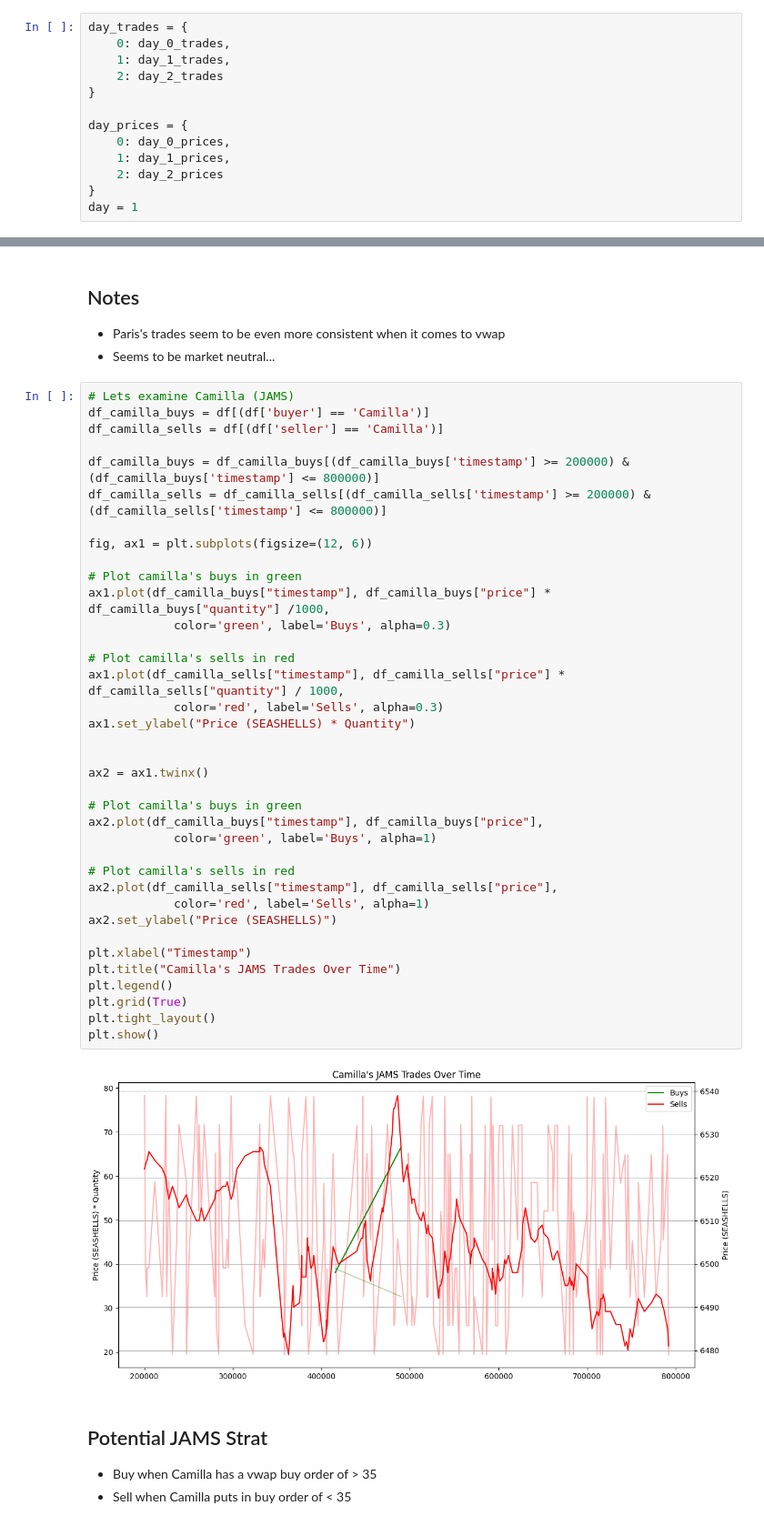
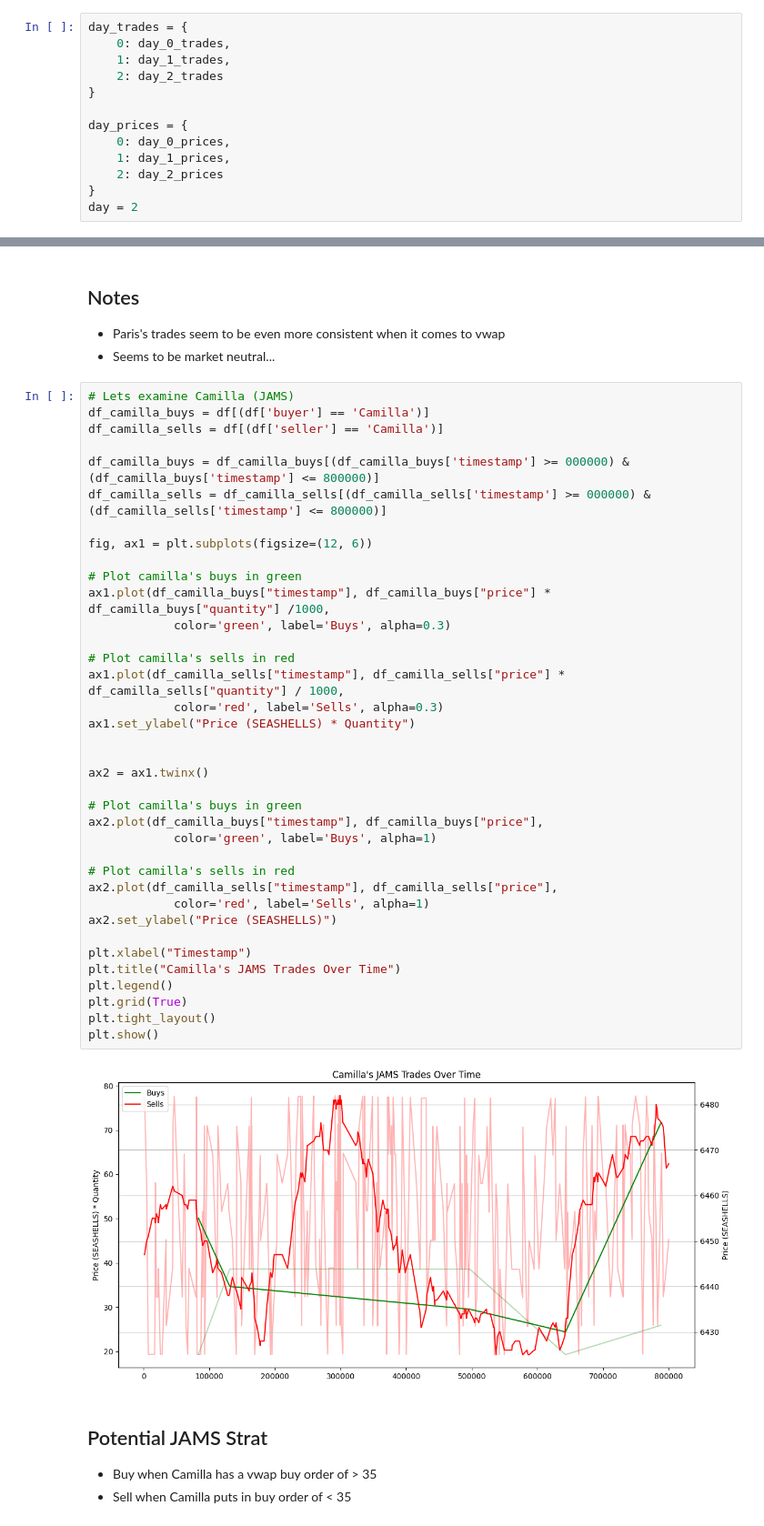
Before and after one commit to PranavMantri/imc_2025, a Jupyter notebook: notebooks/agent_jams_research.ipynb, the cells around one changed output, grey strips where cells are left out. Shown: that part at 91% size. Cells and saved outputs as stored; diff of their text form.

```diff
--- a/notebooks/agent_jams_research.ipynb
+++ b/notebooks/agent_jams_research.ipynb
@@ -45,7 +45,7 @@ day_prices = {
     1: day_1_prices,
     2: day_2_prices
 }
-day = 1
+day = 2
 # %%
 df = day_trades[day][day_trades[day]["symbol"] == "JAMS"]
 
@@ -215,40 +215,40 @@ plt.show()
 df_camilla_buys = df[(df['buyer'] == 'Camilla')]
 df_camilla_sells = df[(df['seller'] == 'Camilla')]
 
-df_camilla_buys = df_camilla_buys[(df_camilla_buys['timestamp'] >= 200000) & (df_camilla_buys['timestamp'] <= 800000)]
-df_camilla_sells = df_camilla_sells[(df_camilla_sells['timestamp'] >= 200000) & (df_camilla_sells['timestamp'] <= 800000)]
+df_camilla_buys = df_camilla_buys[(df_camilla_buys['timestamp'] >= 000000) & (df_camilla_buys['timestamp'] <= 800000)]
+df_camilla_sells = df_camilla_sells[(df_camilla_sells['timestamp'] >= 000000) & (df_camilla_sells['timestamp'] <= 800000)]
 
 fig, ax1 = plt.subplots(figsize=(12, 6))
 
 # Plot camilla's buys in green
 ax1.plot(df_camilla_buys["timestamp"], df_camilla_buys["price"] * df_camilla_buys["quantity"] /1000,
             color='green', label='Buys', alpha=0.3)
 
 # Plot camilla's sells in red
 ax1.plot(df_camilla_sells["timestamp"], df_camilla_sells["price"] * df_camilla_sells["quantity"] / 1000,
             color='red', label='Sells', alpha=0.3)
 ax1.set_ylabel("Price (SEASHELLS) * Quantity")
 
 
 ax2 = ax1.twinx()
 
 # Plot camilla's buys in green
 ax2.plot(df_camilla_buys["timestamp"], df_camilla_buys["price"],
             color='green', label='Buys', alpha=1)
 
 # Plot camilla's sells in red
 ax2.plot(df_camilla_sells["timestamp"], df_camilla_sells["price"],
             color='red', label='Sells', alpha=1)
 ax2.set_ylabel("Price (SEASHELLS)")
 
 plt.xlabel("Timestamp")
 plt.title("Camilla's JAMS Trades Over Time")
 plt.legend()
 plt.grid(True)
 plt.tight_layout()
 plt.show()
 # %% [output]
-[figure, old version]
+[figure, new version]
 # %% [markdown]
 ## Potential JAMS Strat
 
```
Also changed, not shown: parts of 5 cells of this notebook, 1 other file.
